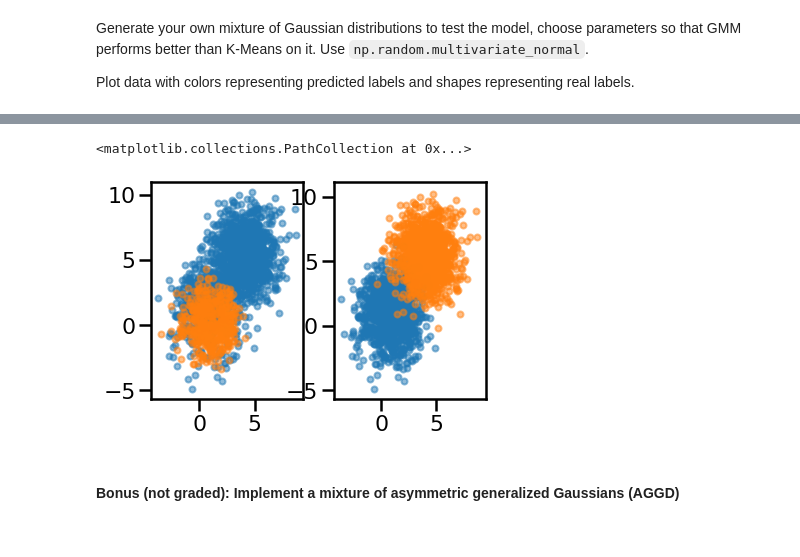
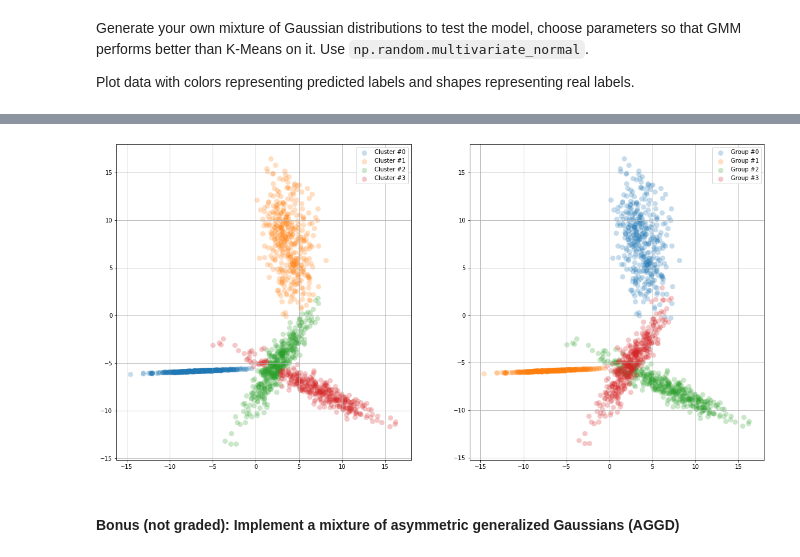
Before and after one commit to EmmanuelJhno/AML-labs, a Jupyter notebook: Cours 5 - TP/L4_Jehanno_Brandeis.ipynb, the cells around one changed output, grey strips where cells are left out. Saved outputs shown, nothing was run; the diff lists cells and outputs as text; code cells hidden in the pictures.

```diff
--- a/Cours 5 - TP/L4_Jehanno_Brandeis.ipynb
+++ b/Cours 5 - TP/L4_Jehanno_Brandeis.ipynb
@@ -399,24 +371,21 @@ Has converged: False
-# %%
-X_pred = []
-Y_pred = []
-for i, y in enumerate(gmm.labels_):
-    if not y:
-        X_pred.append(X_[i])
-    else:
-        Y_pred.append(X_[i])
-X_pred = np.array(X_pred)
-Y_pred = np.array(Y_pred)
-
-plt.subplot(121)
-plt.scatter(Y_pred.T[0], Y_pred.T[1], marker='.', alpha=0.5)
-plt.scatter(X_pred.T[0], X_pred.T[1], marker='.', alpha=0.5)
-
-plt.subplot(122)
-plt.scatter(X.T[0], X.T[1], marker='.', alpha=0.5)
-plt.scatter(Y.T[0], Y.T[1], marker='.', alpha=0.5)
-# %% [output]
-<matplotlib.collections.PathCollection at 0x...>
-[figure, removed]
+# %%
+plt.figure(figsize=(20,10))
+
+plt.subplot(121)
+for label in np.unique(gmm.labels_):
+    data_i = np.array([data[j] for j in range(data.shape[0]) if gmm.labels_[j] == label])
+    plt.scatter(data_i.T[0], data_i.T[1], label="Cluster #{}".format(label), **plot_kwds)
+plt.legend()
+plt.grid()
+
+plt.subplot(122)
+for i, pts in enumerate(X):
+    plt.scatter(pts.T[0], pts.T[1], label="Group #{}".format(i), **plot_kwds)
+plt.legend()
+plt.grid()
+plt.show()
+# %% [output]
+[figure, added]
 # %% [markdown]
 #### Bonus (not graded): Implement a mixture of asymmetric generalized Gaussians (AGGD)
 # %% [markdown]
```
Also changed, not shown: parts of 6 cells of this notebook.
